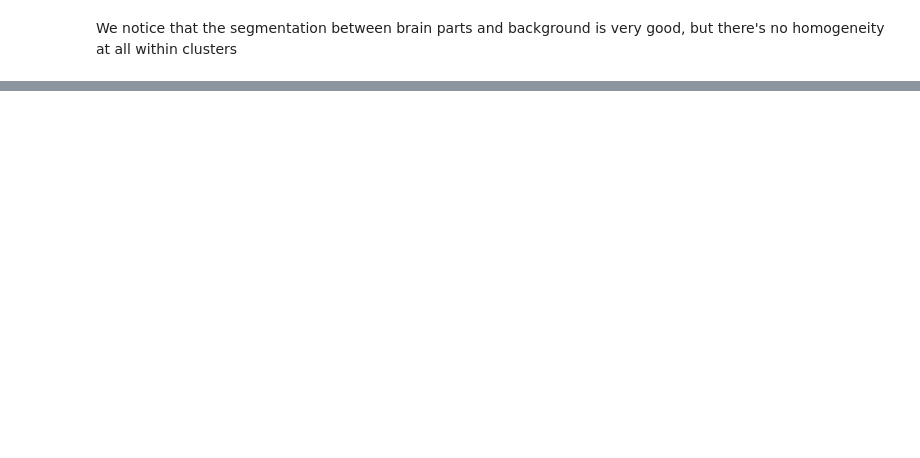
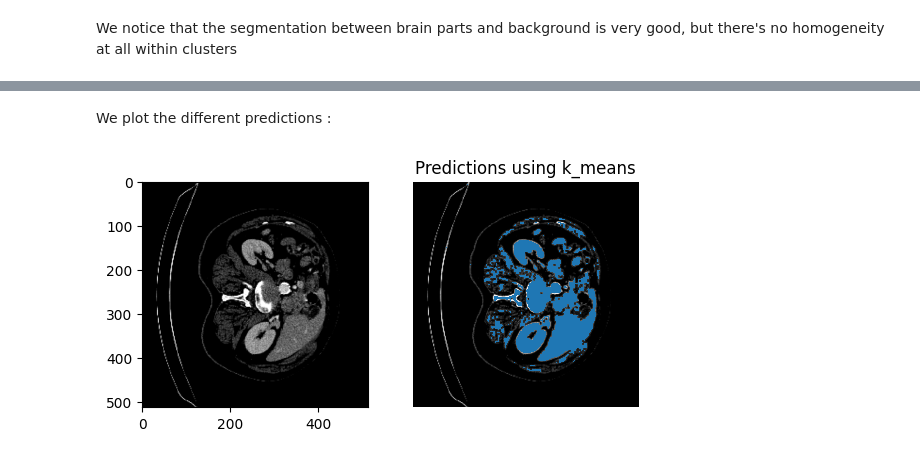
Before and after one commit to arigqt/challenge_ens, a Jupyter notebook: Code/k_means.ipynb, the cells around one changed output, grey strips where cells are left out. Saved outputs shown, nothing was run; the diff lists cells and outputs as text; code cells hidden in the pictures; blank space fills up the shorter version.

```diff
--- a/Code/k_means.ipynb
+++ b/Code/k_means.ipynb
@@ -158,0 +104,13 @@ plot_slice_seg(X_train[0], predictions[0])
+# %%
+s = 0
+merged_clusters_pred = predictions_df.copy()
+#for index in range(len(merged_clusters_pred)):
+for index in range(len(merged_clusters_pred)):
+    image = df_get_ith_image(merged_clusters_pred, index)
+    for x in range(512):
+        for y in range(512):
+            if image[x, y] != 0:
+                image[x, y] = 155
+    s = s+1
+    if s%20 == 0:
+        print(f'Clusters of image {s}/200 merged')
@@ -158,0 +163,3 @@ plot_slice_seg(X_train[0], predictions[0])
+# %%
+data_val_k_means = np.array(predictions_df).reshape(200, 512, 512).astype(int)
+data_val_merged_k_means = np.array(merged_clusters_pred).reshape(200, 512, 512).astype(int)
@@ -158,0 +172,7 @@ plot_slice_seg(X_train[0], predictions[0])
+# %% [markdown]
+We plot the different predictions :
+# %%
+plot_slice_seg(data_val[0], data_val_merged_k_means[0])
+plt.title('Predictions using k_means');
+# %% [output]
+[figure, added]
```
Also changed, not shown: parts of 38 cells of this notebook, 3 other files.
